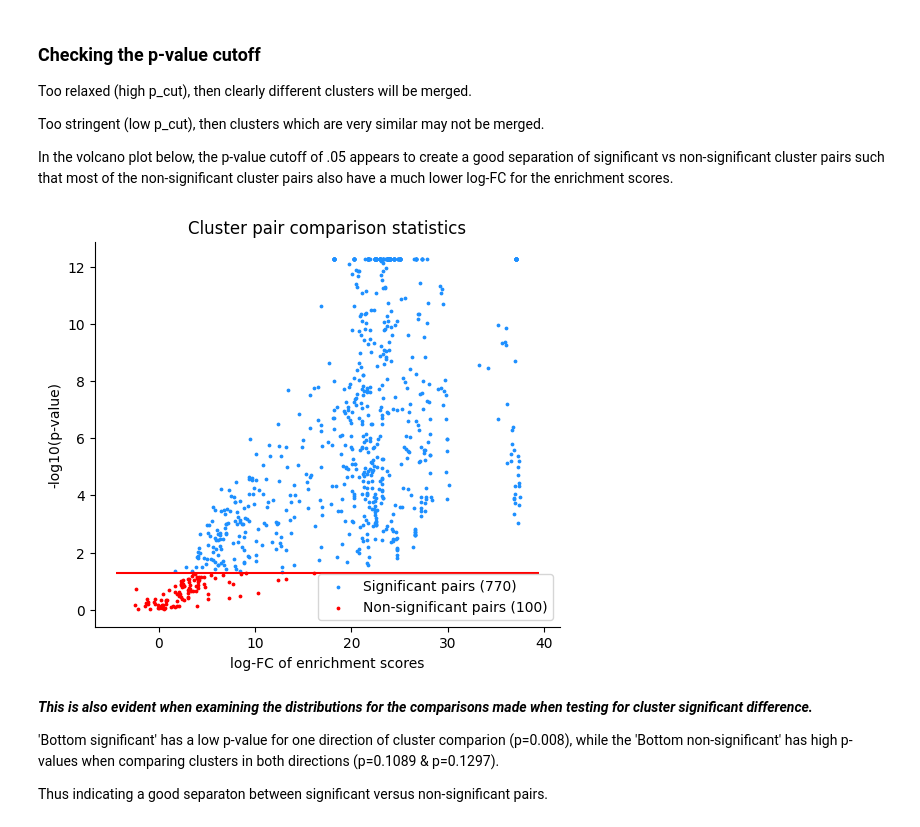
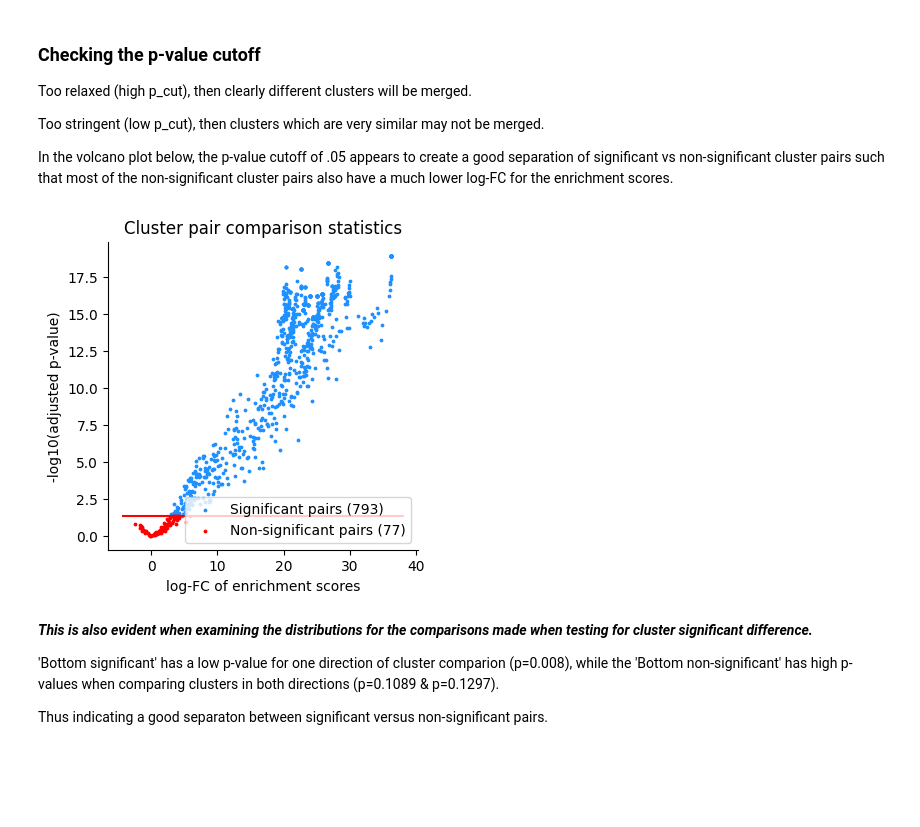
Before and after one commit to BradBalderson/Cytocipher, a Jupyter notebook: tutorials/cytocipher_pancreas.ipynb, the cells around one changed output. Cells and saved outputs as stored; diff of their text form; code cells hidden in the pictures; blank space fills up the shorter version.

```diff
--- a/tutorials/cytocipher_pancreas.ipynb
+++ b/tutorials/cytocipher_pancreas.ipynb
@@ -97,8 +116,16 @@ Added data.obs[f'leiden_merged']
 Exiting due to reaching max_iter 0
 # %%
 #### Asthetic colours
-data.uns['leiden_merged_colors'] = ['#f7b6d2','#d62728','#aec7e8','#9edae5','#2ca02c','#ff9896','#ffbb78',
-                                    '#8c564b','#1f77b4','#c5b0d5','#bcbd22','#c7c7c7','#17becf','#e377c2']
+colors = ['#f7b6d2','#d62728','#aec7e8','#9edae5','#2ca02c','#ff9896','#ffbb78',
+          '#8c564b','#1f77b4','#c5b0d5','#bcbd22','#c7c7c7','#17becf','#e377c2']
+orig_colors = {str(i): color for i, color in enumerate(colors)}
+clust_map = {'0': '5', '1': '0', '2': '2', '3': '1', '4': '3', '5': '4', '6': '10',
+            '7': '6', '8': '8', '9': '9', '10': '11', '11': '12', '12': '14', '13': '15'}
+new_colors = {clust_map[clust]: orig_colors[clust] for clust in orig_colors}
+new_colors['7'] = 'wheat'
+new_colors['13'] = 'salmon'
+
+data.uns['leiden_merged_colors'] = [new_colors[clust] for clust in list(data.obs['leiden_merged'].cat.categories)]
 # %% [markdown]
 ### Visualise the merged clusters
 
@@ -123,9 +150,9 @@ Too stringent (low p_cut), then clusters which are very similar may not be merge
 
 In the volcano plot below, the p-value cutoff of .05 appears to create a good separation of significant vs non-significant cluster pairs such that most of the non-significant cluster pairs also have a much lower log-FC for the enrichment scores.
 # %%
-cc.pl.volcano(data, 'leiden', p_cut=.05, figsize=(6,5))
+cc.pl.volcano(data, 'leiden', p_cut=.045, p_adjust=True, figsize=(4,4))
 # %% [output]
-[figure, old version]
+[figure, new version]
 # %% [markdown]
 ***This is also evident when examining the distributions for the comparisons made when testing for cluster significant difference.***
 
```
Also changed, not shown: parts of 11 cells of this notebook, 3 other files.
